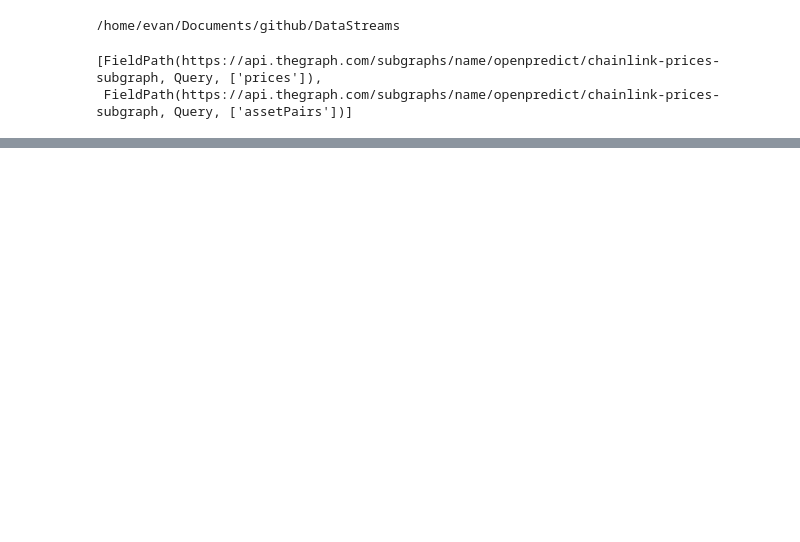
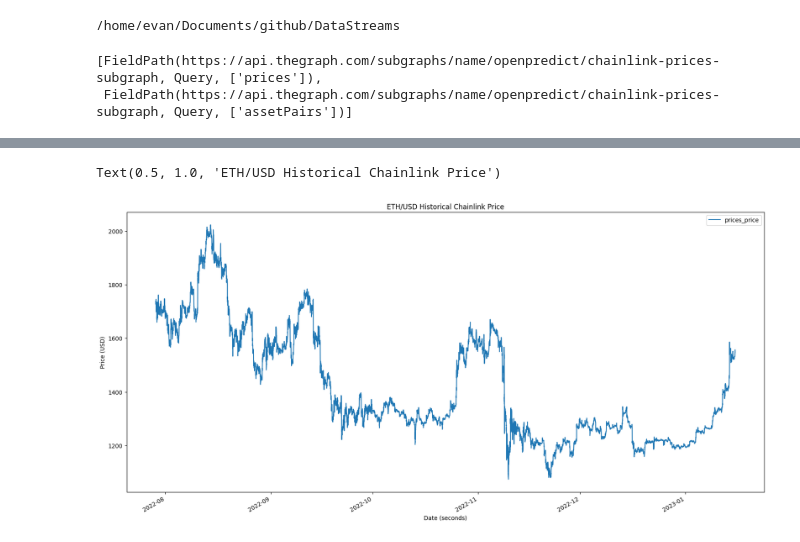
Before and after one commit to Evan-Kim2028/DataStreams, a Jupyter notebook: examples/chainlink_historical_price.ipynb, the cells around one changed output, grey strips where cells are left out. Cells and saved outputs as stored; diff of their text form; code cells hidden in the pictures; blank space fills up the shorter version.

Commit message:
add price graph quality check to chainlink example

```diff
--- a/examples/chainlink_historical_price.ipynb
+++ b/examples/chainlink_historical_price.ipynb
@@ -46,0 +47,5 @@ df
+# %%
+# convert prices_timestamp to datetime and plot
+df['prices_timestamp'] = pd.to_datetime(df['prices_timestamp'], unit='s')
+# divide prices_price by 10^8 to get price in USD
+df['prices_price'] = df['prices_price'] / 100000000
@@ -46,0 +57,8 @@ df
+# %%
+df.plot(x='prices_timestamp', y='prices_price', figsize=(20,10))
+plt.xlabel('Date (seconds)')
+plt.ylabel('Price (USD)')
+plt.title('ETH/USD Historical Chainlink Price')
+# %% [output]
+Text(0.5, 1.0, 'ETH/USD Historical Chainlink Price')
+[figure, added]
```
Also changed, not shown: parts of 4 cells of this notebook, 2 other files.
